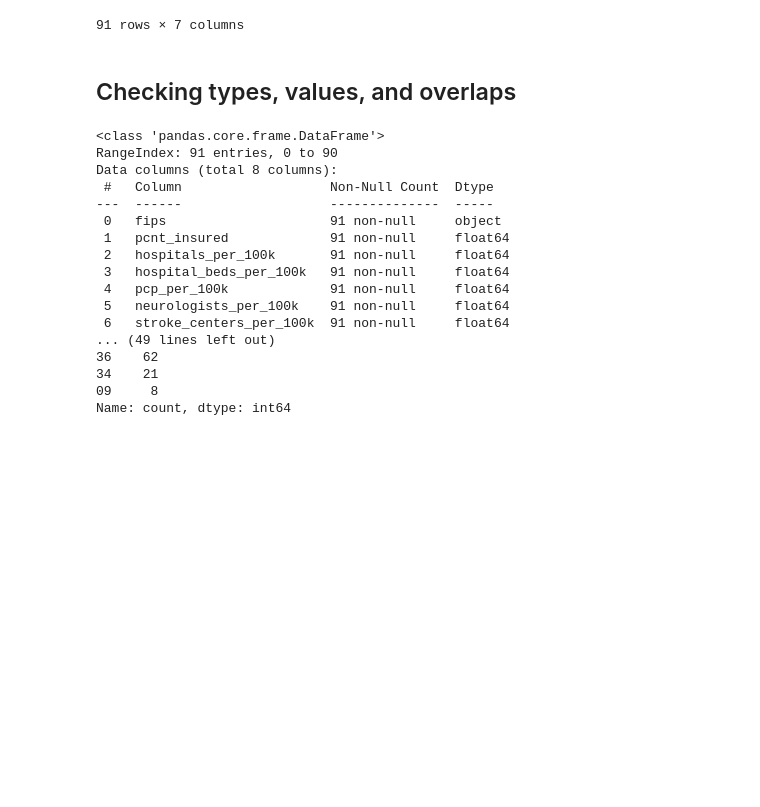
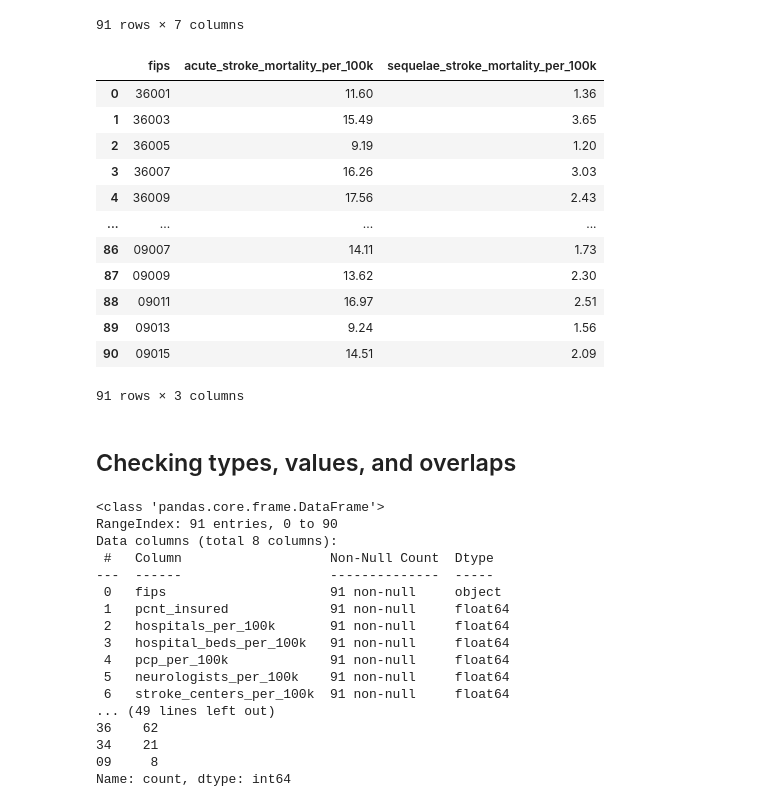
Before and after one commit to palism1/stroke-burden-index, a Jupyter notebook: notebooks/SCAI_EDA.ipynb, the cells around one changed output. Drawn from its saved outputs; the diff is of its cells as text; code cells hidden in the pictures; blank space fills up the shorter version.

```diff
--- a/notebooks/SCAI_EDA.ipynb
+++ b/notebooks/SCAI_EDA.ipynb
@@ -41,3 +47,19 @@ scai_data
 | 89 | 09013 | 96.3 | 1.325328 | 96.748970 | 53.675798 | 1.325328 | ... |
 | 90 | 09015 | 95.6 | 1.707709 | 128.078145 | 44.400424 | 0.853854 | ... |
 91 rows × 7 columns
+# %%
+stroke_mortality
+# %% [output]
+|  | fips | acute_stroke_mortality_per_100k | sequelae_stroke_mortality_per_100k |
+| 0 | 36001 | 11.60 | 1.36 |
+| 1 | 36003 | 15.49 | 3.65 |
+| 2 | 36005 | 9.19 | 1.20 |
+| 3 | 36007 | 16.26 | 3.03 |
+| 4 | 36009 | 17.56 | 2.43 |
+| ... | ... | ... | ... |
+| 86 | 09007 | 14.11 | 1.73 |
+| 87 | 09009 | 13.62 | 2.30 |
+| 88 | 09011 | 16.97 | 2.51 |
+| 89 | 09013 | 9.24 | 1.56 |
+| 90 | 09015 | 14.51 | 2.09 |
+91 rows × 3 columns
```
Also changed, not shown: parts of 5 cells of this notebook.
